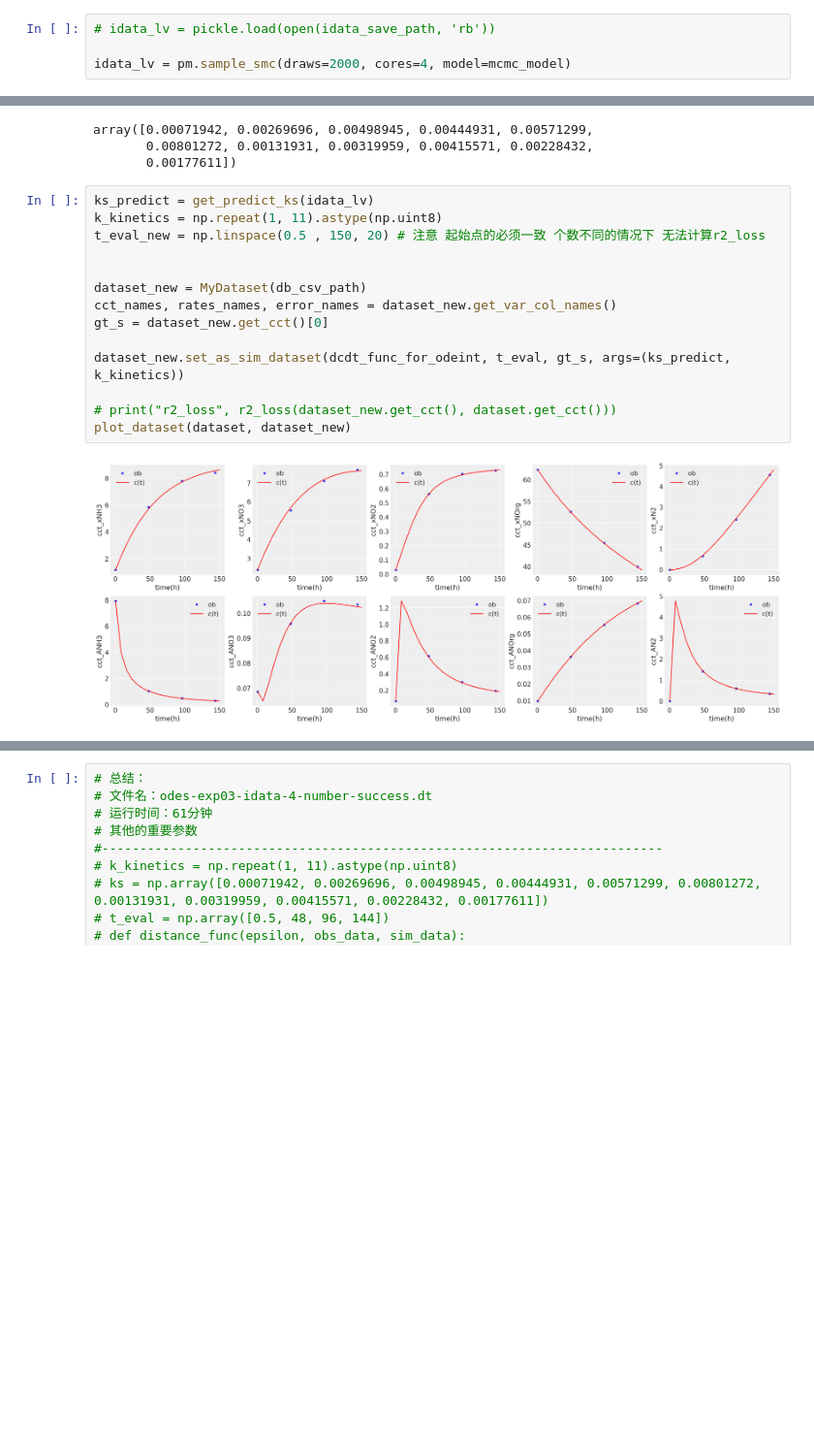
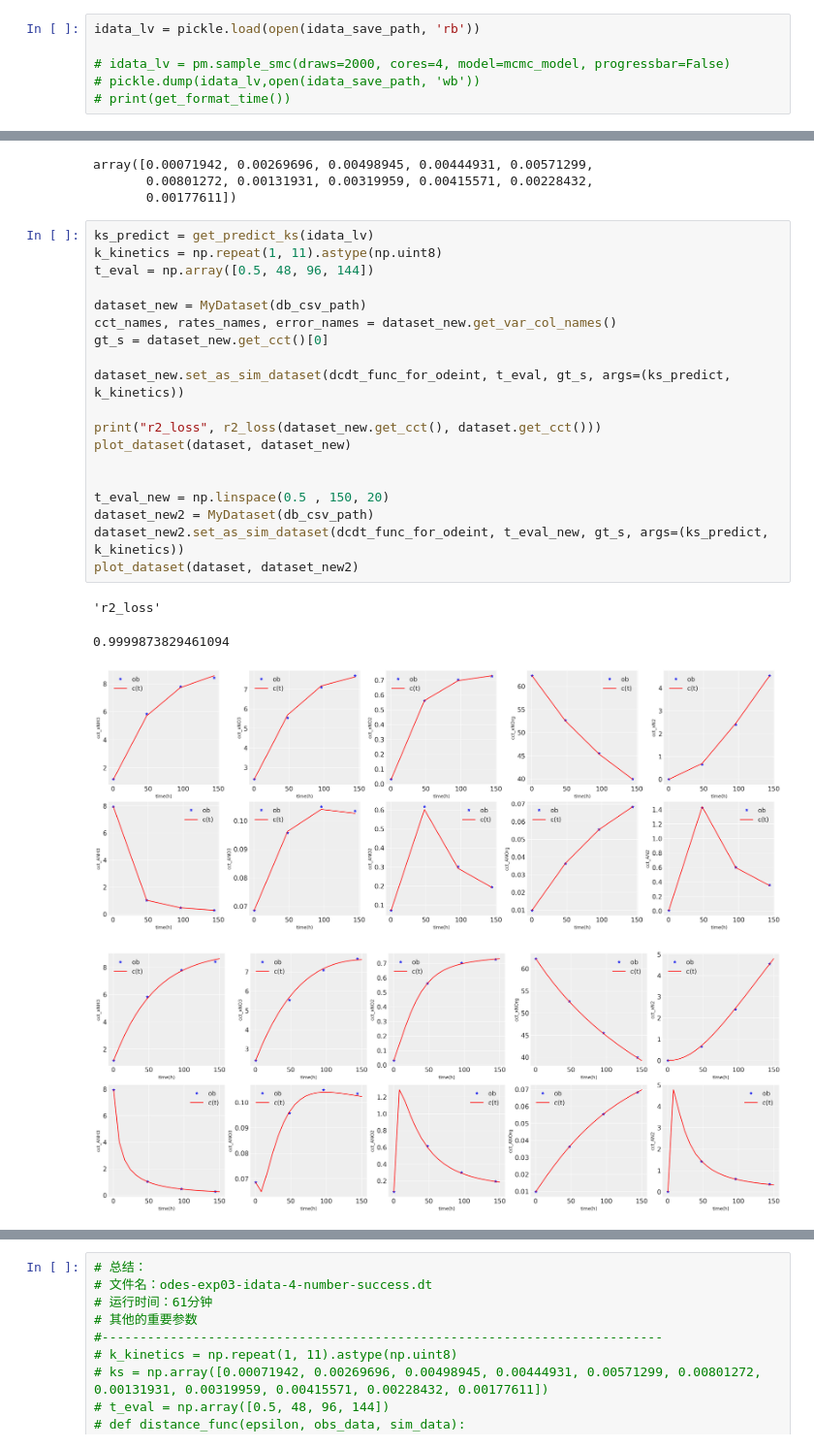
Before and after one commit to makaspacex/N15Tracing, a Jupyter notebook: odes-exp03.ipynb, the cells around one changed output, grey strips where cells are left out. Shown at 97% size. Cells and saved outputs as stored; diff of their text form; blank space fills up the shorter version.

```diff
--- a/odes-exp03.ipynb
+++ b/odes-exp03.ipynb
@@ -427,5 +408,7 @@ pm.model_to_graphviz(mcmc_model)
 [drawing not drawn]
 # %%
-# idata_lv = pickle.load(open(idata_save_path, 'rb'))
+idata_lv = pickle.load(open(idata_save_path, 'rb'))
 
-idata_lv = pm.sample_smc(draws=2000, cores=4, model=mcmc_model)
+# idata_lv = pm.sample_smc(draws=2000, cores=4, model=mcmc_model, progressbar=False)
+# pickle.dump(idata_lv,open(idata_save_path, 'wb'))
+# print(get_format_time())
@@ -469,17 +443,25 @@ array([0.00071942, 0.00269696, 0.00498945, 0.00444931, 0.00571299,
 # %%
 ks_predict = get_predict_ks(idata_lv)
 k_kinetics = np.repeat(1, 11).astype(np.uint8)
-t_eval_new = np.linspace(0.5 , 150, 20) # 注意 起始点的必须一致 个数不同的情况下 无法计算r2_loss
-
+t_eval = np.array([0.5, 48, 96, 144])
 
 dataset_new = MyDataset(db_csv_path)
 cct_names, rates_names, error_names = dataset_new.get_var_col_names()
 gt_s = dataset_new.get_cct()[0]
 
 dataset_new.set_as_sim_dataset(dcdt_func_for_odeint, t_eval, gt_s, args=(ks_predict, k_kinetics))
 
-# print("r2_loss", r2_loss(dataset_new.get_cct(), dataset.get_cct()))
+print("r2_loss", r2_loss(dataset_new.get_cct(), dataset.get_cct()))
 plot_dataset(dataset, dataset_new)
+
+
+t_eval_new = np.linspace(0.5 , 150, 20)
+dataset_new2 = MyDataset(db_csv_path)
+dataset_new2.set_as_sim_dataset(dcdt_func_for_odeint, t_eval_new, gt_s, args=(ks_predict, k_kinetics))
+plot_dataset(dataset, dataset_new2)
 # %% [output]
+'r2_loss'
+0.9999873829461094
-[figure, old version]
+[figure, new version]
+[figure, added]
 # %%
```
Also changed, not shown: parts of 6 cells of this notebook, 17 other files.
